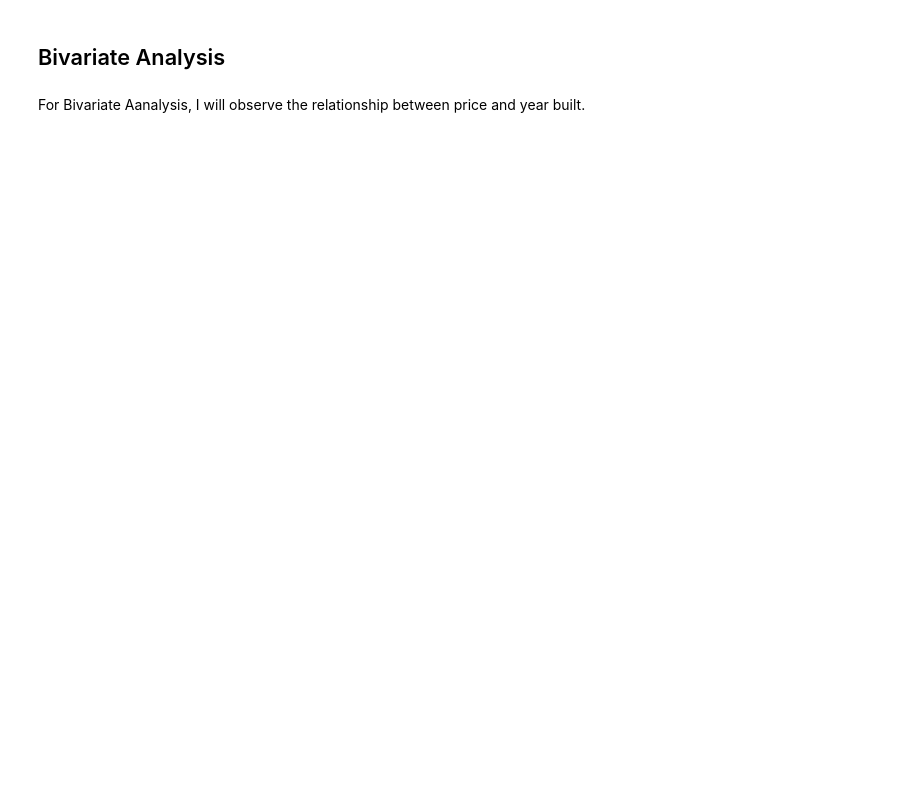
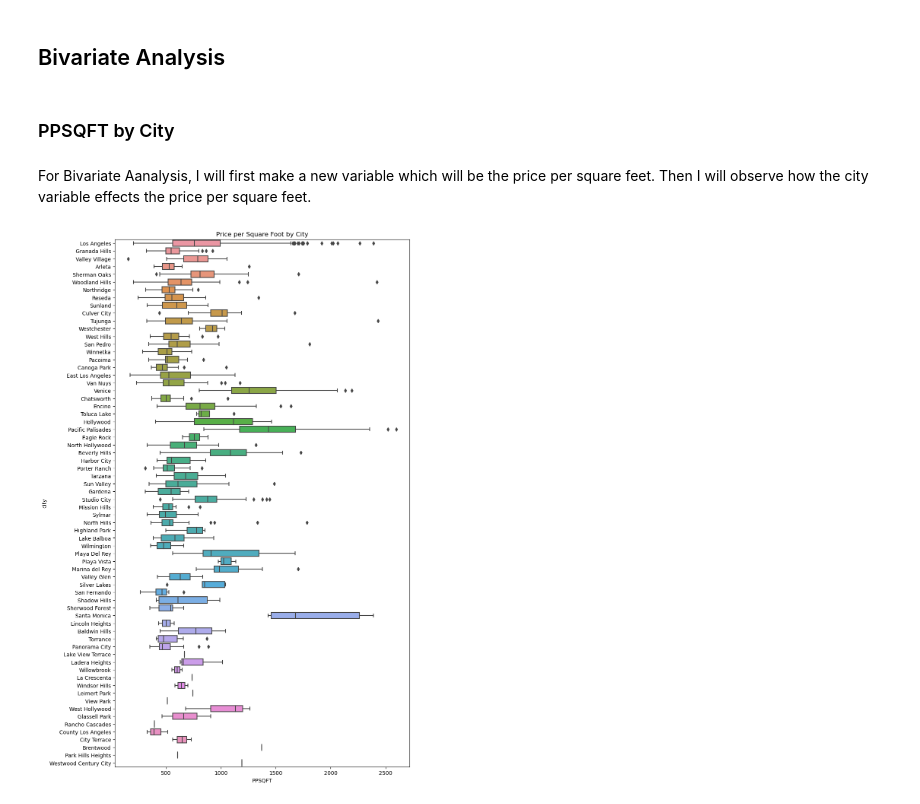
Before and after one commit to alejandresam/Stats21_Final_Project, a Jupyter notebook: EDA_Real_Estate.ipynb, the cells around one changed output. Saved outputs shown, nothing was run; the diff lists cells and outputs as text; code cells hidden in the pictures; blank space fills up the shorter version.

```diff
--- a/EDA_Real_Estate.ipynb
+++ b/EDA_Real_Estate.ipynb
@@ -118,4 +118,15 @@ The square footage variable has a maximum value which is more than a order of ma
 # %% [markdown]
 ## Bivariate Analysis
-# %% [markdown]
-For Bivariate Aanalysis, I will observe the relationship between price and year built.
+# %% [markdown]
+### PPSQFT by City
+# %% [markdown]
+For Bivariate Aanalysis, I will first make a new variable which will be the price per square feet. Then I will observe how the city variable effects the price per square feet.
+# %%
+homes_cleaned['PPSQFT'] = homes_cleaned['price']/homes_cleaned['sqft']
+# %%
+fig, ax = plt.subplots(figsize=(10, 18))
+sns.boxplot(data=homes_cleaned, x='PPSQFT', y='city', ax=ax)
+ax.set_title('Price per Square Foot by City')
+plt.show()
+# %% [output]
+[figure, added]
```
Also changed, not shown: parts of 13 cells of this notebook.
